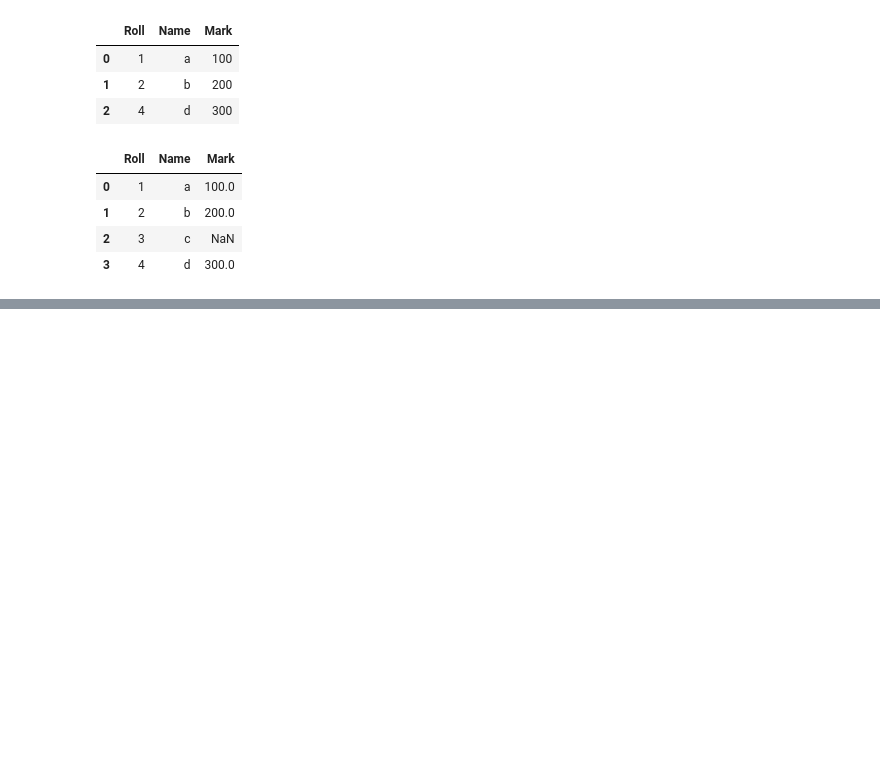
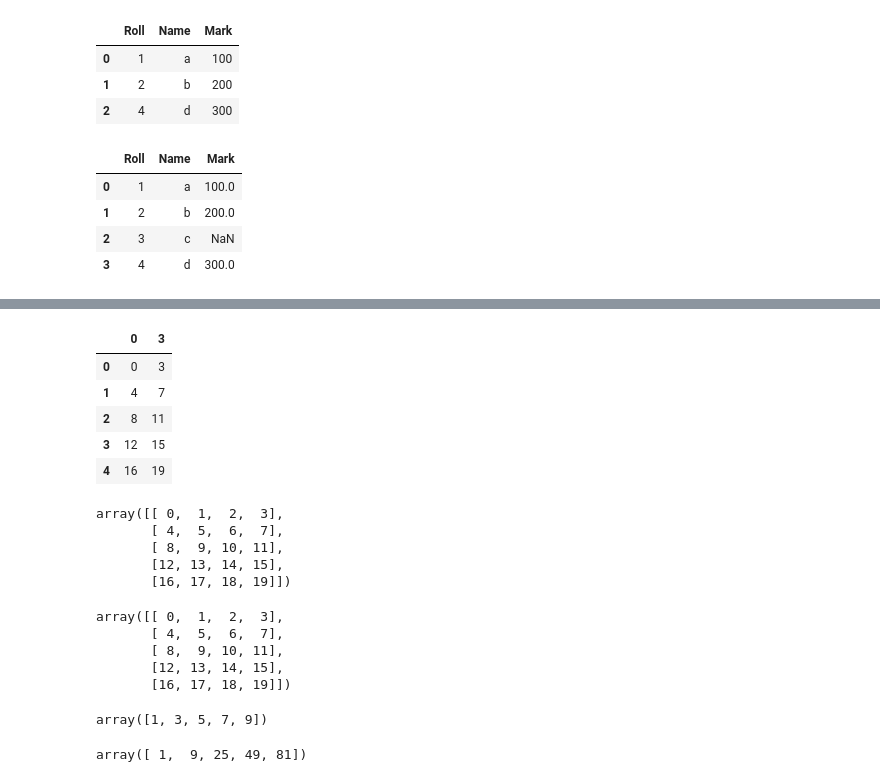
Before and after one commit to raviavaiya/Python-Learning, a Jupyter notebook: pandas-learn.ipynb, the cells around one changed output, grey strips where cells are left out. Saved outputs shown, nothing was run; the diff lists cells and outputs as text; code cells hidden in the pictures; blank space fills up the shorter version.

```diff
--- a/pandas-learn.ipynb
+++ b/pandas-learn.ipynb
@@ -625,0 +636,35 @@ df1.merge(df2,on='Roll',how='left')
+# %%
+df.iloc[:,[0,3]]
+# %% [output]
+|  | 0 | 3 |
+| 0 | 0 | 3 |
+| 1 | 4 | 7 |
+| 2 | 8 | 11 |
+| 3 | 12 | 15 |
+| 4 | 16 | 19 |
+# %%
+df.values
+# %% [output]
+array([[ 0,  1,  2,  3],
+       [ 4,  5,  6,  7],
+       [ 8,  9, 10, 11],
+       [12, 13, 14, 15],
+       [16, 17, 18, 19]])
+# %%
+a1=np.arange(0,20).reshape(5,4)
+a1
+# %% [output]
+array([[ 0,  1,  2,  3],
+       [ 4,  5,  6,  7],
+       [ 8,  9, 10, 11],
+       [12, 13, 14, 15],
+       [16, 17, 18, 19]])
+# %%
+a1=np.arange(1,10,2)
+a1
+# %% [output]
+array([1, 3, 5, 7, 9])
+# %%
+a1*a1
+# %% [output]
+array([ 1,  9, 25, 49, 81])
```
Also changed, not shown: parts of 8 cells of this notebook, 9 other files.
